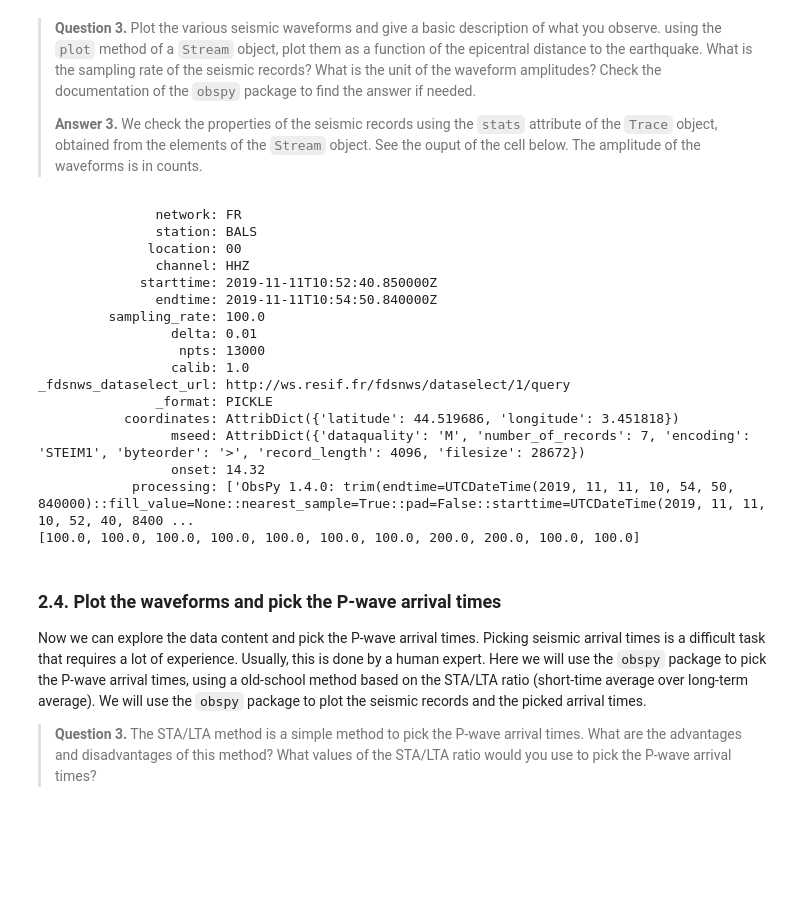
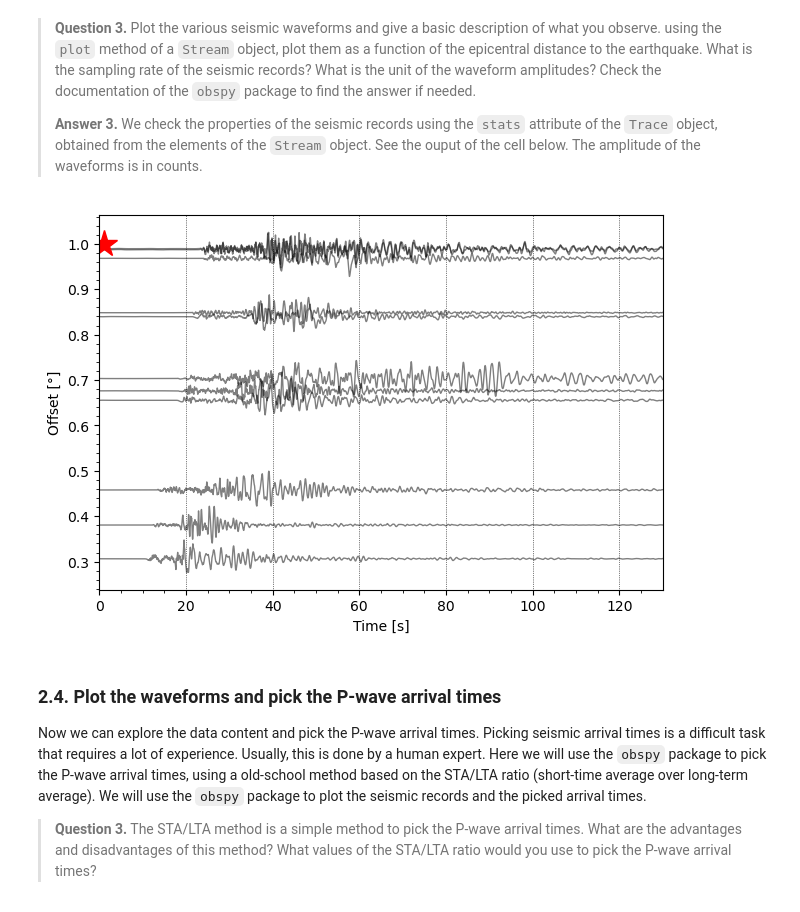
Before and after one commit to leonard-seydoux/earth-data-science, a Jupyter notebook: labs/2_epicenter/epicenter_solution.ipynb, the cells around one changed output. Cells and saved outputs as stored; diff of their text form; code cells hidden in the pictures; blank space fills up the shorter version.

```diff
--- a/labs/2_epicenter/epicenter_solution.ipynb
+++ b/labs/2_epicenter/epicenter_solution.ipynb
@@ -195,47 +195,31 @@ Saved 11 traces in ./data/waveforms.pickle
 >
 > __Answer 3.__ We check the properties of the seismic records using the `stats` attribute of the `Trace` object, obtained from the elements of the `Stream` object. See the ouput of the cell below. The amplitude of the waveforms is in counts.
 # %%
-#
+# Prepare figure
 fig = plt.figure()
 
 # Plot the stream
-fig = stream.plot(
+stream.plot(
     type="section",
     orientation="horizontal",
     dist_degree=True,
     ev_coord=(event.origins[0].latitude, event.origins[0].longitude),
     show=False,
-    fig=fig
+    fig=fig,
 )
 
 
 ax = fig.get_axes()[0]
 ax.plot(1, 1, "r*", markersize=20)
-fig.show()
+plt.show()
 
 # Print example trace
-print(stream[0].stats)
+# print(stream[0].stats)
 
 # Sampling frequency
-print([trace.stats.sampling_rate for trace in stream])
+# print([trace.stats.sampling_rate for trace in stream])
 # %% [output]
-               network: FR
-               station: BALS
-              location: 00
-               channel: HHZ
-             starttime: 2019-11-11T10:52:40.850000Z
-               endtime: 2019-11-11T10:54:50.840000Z
-         sampling_rate: 100.0
-                 delta: 0.01
-                  npts: 13000
-                 calib: 1.0
-_fdsnws_dataselect_url: http://ws.resif.fr/fdsnws/dataselect/1/query
-               _format: PICKLE
-           coordinates: AttribDict({'latitude': 44.519686, 'longitude': 3.451818})
-                 mseed: AttribDict({'dataquality': 'M', 'number_of_records': 7, 'encoding': 'STEIM1', 'byteorder': '>', 'record_length': 4096, 'filesize': 28672})
-                 onset: 14.32
-            processing: ['ObsPy 1.4.0: trim(endtime=UTCDateTime(2019, 11, 11, 10, 54, 50, 840000)::fill_value=None::nearest_sample=True::pad=False::starttime=UTCDateTime(2019, 11, 11, 10, 52, 40, 8400 ...
-[100.0, 100.0, 100.0, 100.0, 100.0, 100.0, 100.0, 200.0, 200.0, 100.0, 100.0]
+[figure, added]
 # %% [markdown]
 ### 2.4. Plot the waveforms and pick the P-wave arrival times
 
```
